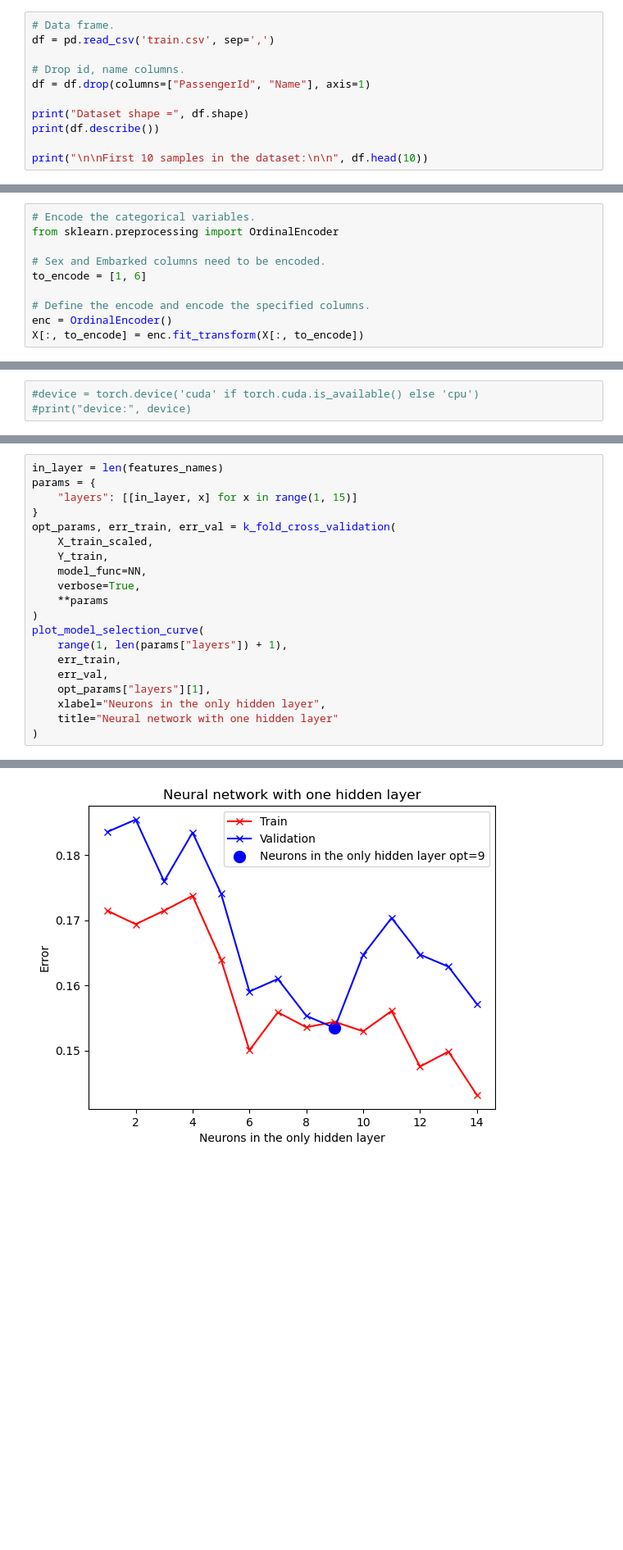
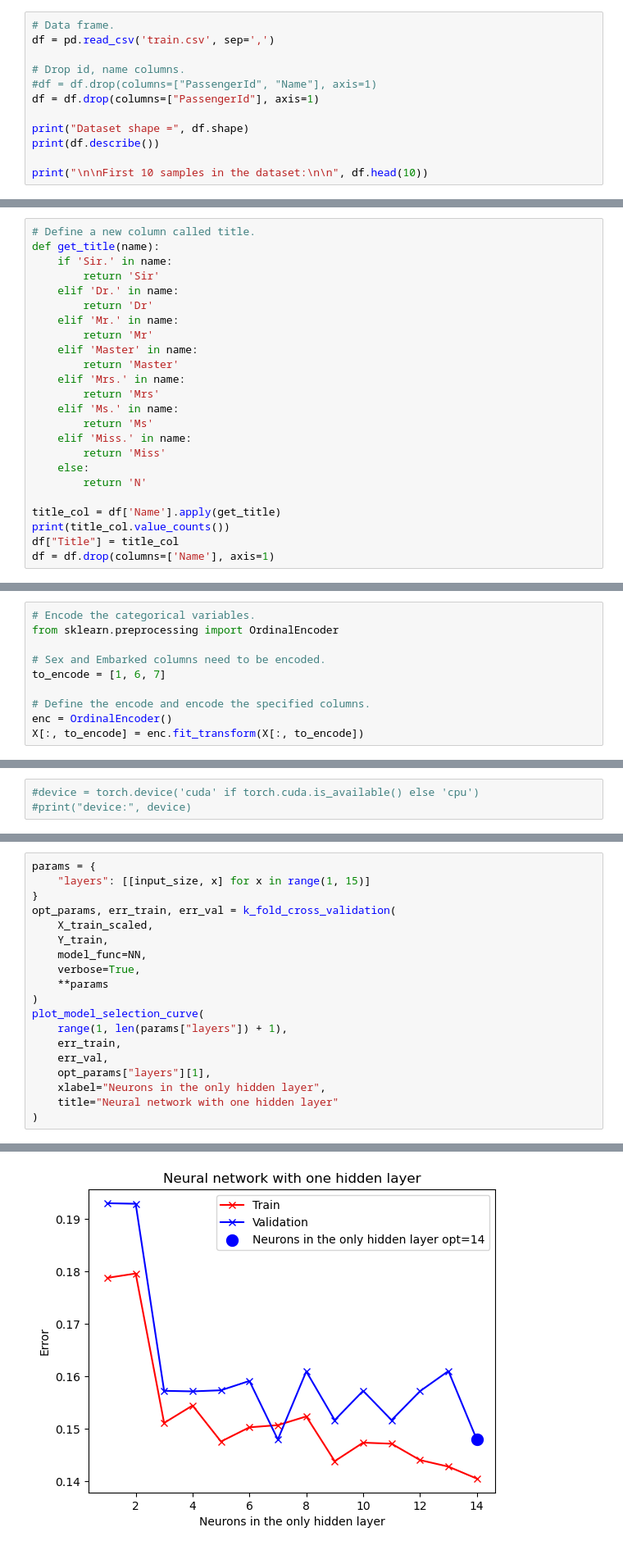
Before and after one commit to luca037/MachineLearningLabs, a Jupyter notebook: extra/kaggle/titanic/titanic.ipynb, the cells around one changed output, grey strips where cells are left out. Shown at 82% size. Saved outputs shown, nothing was run; the diff lists cells and outputs as text; blank space fills up the shorter version.

```diff
--- a/extra/kaggle/titanic/titanic.ipynb
+++ b/extra/kaggle/titanic/titanic.ipynb
@@ -11,7 +11,8 @@ import matplotlib.pyplot as plt
 df = pd.read_csv('train.csv', sep=',')
 
 # Drop id, name columns.
-df = df.drop(columns=["PassengerId", "Name"], axis=1)
+#df = df.drop(columns=["PassengerId", "Name"], axis=1)
+df = df.drop(columns=["PassengerId"], axis=1)
 
 print("Dataset shape =", df.shape)
 print(df.describe())
@@ -37,0 +59,24 @@ max      1.000000    3.000000   80.000000    8.000000    6.000000  512.329200
+# %%
+# Define a new column called title.
+def get_title(name):
+    if 'Sir.' in name:
+        return 'Sir'
+    elif 'Dr.' in name:
+        return 'Dr'
+    elif 'Mr.' in name:
+        return 'Mr'
+    elif 'Master' in name:
+        return 'Master'
+    elif 'Mrs.' in name:
+        return 'Mrs'
+    elif 'Ms.' in name:
+        return 'Ms'
+    elif 'Miss.' in name:
+        return 'Miss'
+    else:
+        return 'N'
+
+title_col = df['Name'].apply(get_title)
+print(title_col.value_counts())
+df["Title"] = title_col
+df = df.drop(columns=['Name'], axis=1)
@@ -121,7 +180,7 @@ Column Embarked (index: 6) -- data type: <class 'str'>
 from sklearn.preprocessing import OrdinalEncoder
 
 # Sex and Embarked columns need to be encoded.
-to_encode = [1, 6]
+to_encode = [1, 6, 7]
 
 # Define the encode and encode the specified columns.
 enc = OrdinalEncoder()
@@ -681,7 +706,6 @@ def k_fold_cross_validation_nn(X, Y, num_folds = 5, batch_size = 1, epochs = 10,
 # %%
-in_layer = len(features_names)
 params = {
-    "layers": [[in_layer, x] for x in range(1, 15)]
+    "layers": [[input_size, x] for x in range(1, 15)]
 }
 opt_params, err_train, err_val = k_fold_cross_validation(
     X_train_scaled,
@@ -704,4 +728,4 @@ Min validation error 0.15345911949685534
-[figure, old version]
+[figure, new version]
 # %%
 # Final model for NN with only one hidden layer.
 final_nn_1h = NN(**opt_params)
```
Also changed, not shown: parts of 30 cells of this notebook, 3 other files.
